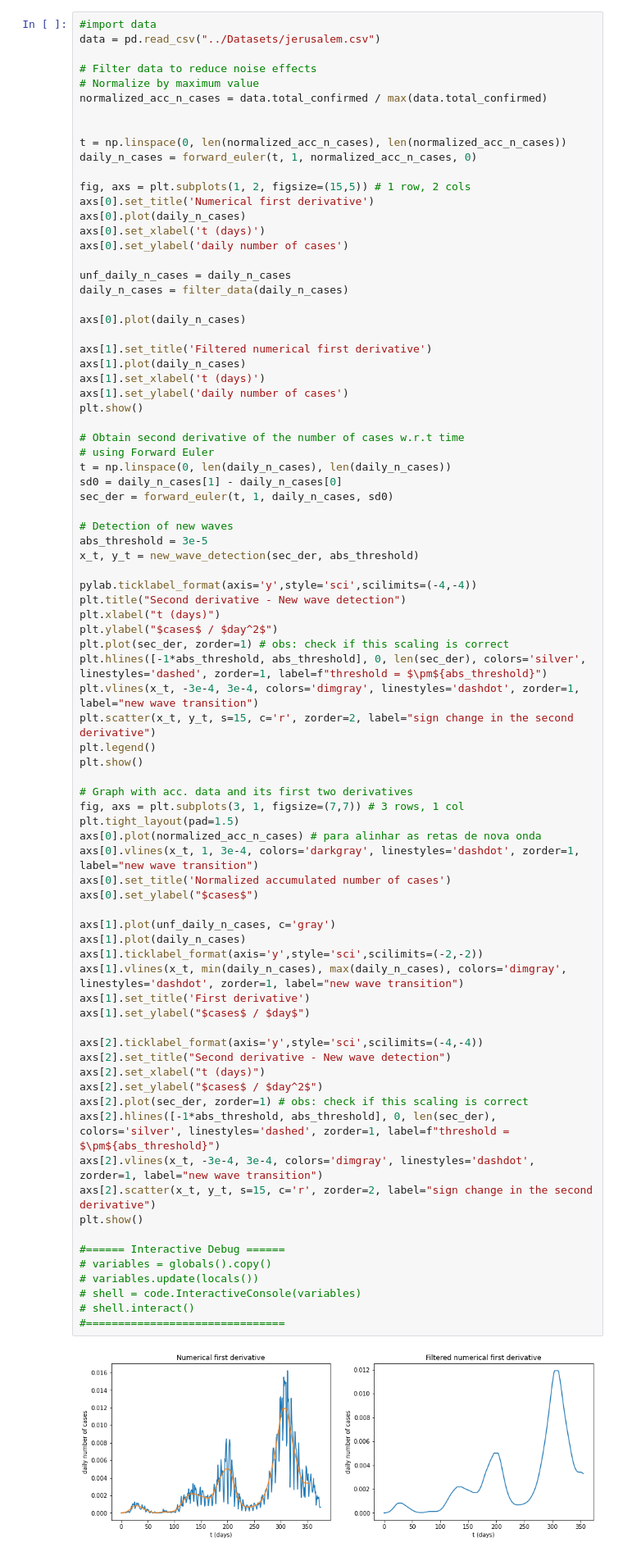
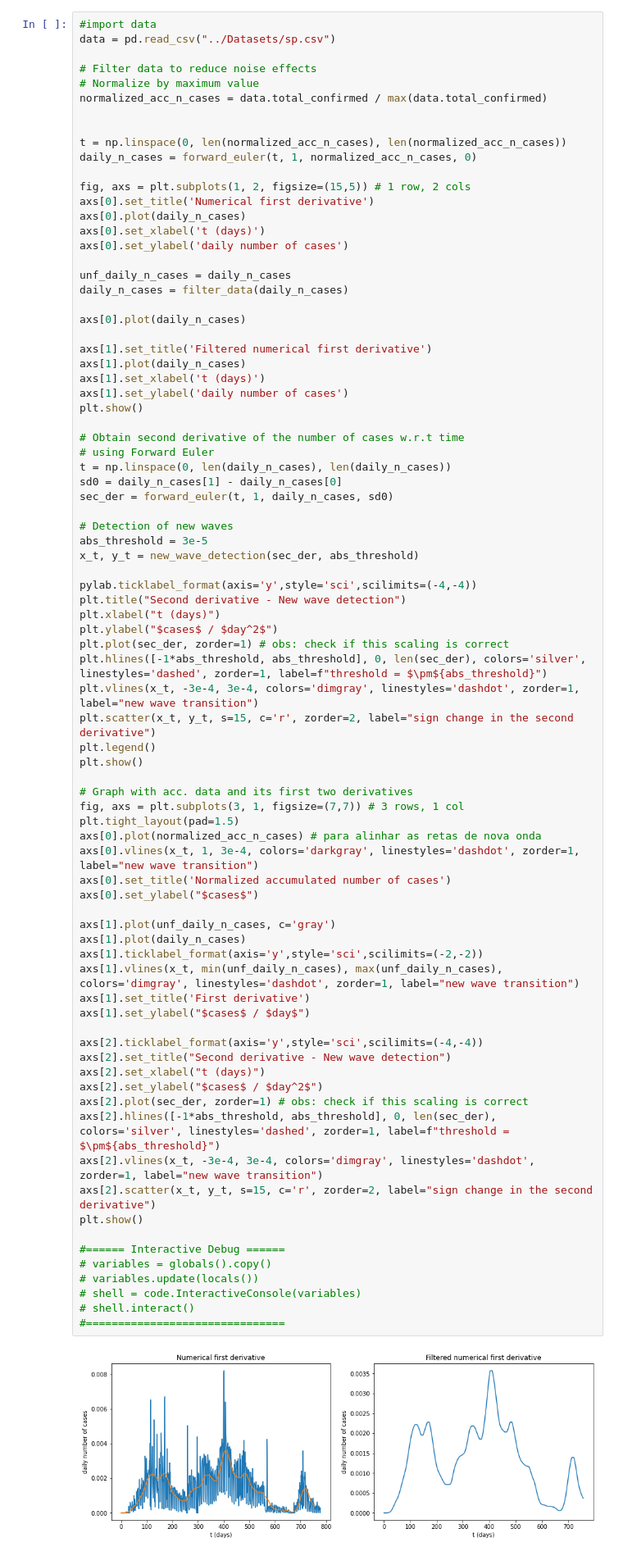
Before and after one commit to fpelogia/epid-models, a Jupyter notebook: Notebooks/new_wave.ipynb, the cells around one changed output. Shown at 82% size. Cells and saved outputs as stored; diff of their text form.

```diff
--- a/Notebooks/new_wave.ipynb
+++ b/Notebooks/new_wave.ipynb
@@ -102,7 +102,7 @@ def new_wave_detection(sec_der, abs_threshold):
 #### Código Principal
 # %%
 #import data
-data = pd.read_csv("../Datasets/jerusalem.csv")
+data = pd.read_csv("../Datasets/sp.csv")
 
 # Filter data to reduce noise effects
 # Normalize by maximum value
@@ -154,32 +154,32 @@ plt.show()
 fig, axs = plt.subplots(3, 1, figsize=(7,7)) # 3 rows, 1 col
 plt.tight_layout(pad=1.5)
 axs[0].plot(normalized_acc_n_cases) # para alinhar as retas de nova onda
 axs[0].vlines(x_t, 1, 3e-4, colors='darkgray', linestyles='dashdot', zorder=1, label="new wave transition")
 axs[0].set_title('Normalized accumulated number of cases')
 axs[0].set_ylabel("$cases$")
 
 axs[1].plot(unf_daily_n_cases, c='gray')
 axs[1].plot(daily_n_cases)
 axs[1].ticklabel_format(axis='y',style='sci',scilimits=(-2,-2))
-axs[1].vlines(x_t, min(daily_n_cases), max(daily_n_cases), colors='dimgray', linestyles='dashdot', zorder=1, label="new wave transition")
+axs[1].vlines(x_t, min(unf_daily_n_cases), max(unf_daily_n_cases), colors='dimgray', linestyles='dashdot', zorder=1, label="new wave transition")
 axs[1].set_title('First derivative')
 axs[1].set_ylabel("$cases$ / $day$")
 
 axs[2].ticklabel_format(axis='y',style='sci',scilimits=(-4,-4))
 axs[2].set_title("Second derivative - New wave detection")
 axs[2].set_xlabel("t (days)")
 axs[2].set_ylabel("$cases$ / $day^2$")
 axs[2].plot(sec_der, zorder=1) # obs: check if this scaling is correct
 axs[2].hlines([-1*abs_threshold, abs_threshold], 0, len(sec_der), colors='silver', linestyles='dashed', zorder=1, label=f"threshold = $\pm${abs_threshold}")
 axs[2].vlines(x_t, -3e-4, 3e-4, colors='dimgray', linestyles='dashdot', zorder=1, label="new wave transition")
 axs[2].scatter(x_t, y_t, s=15, c='r', zorder=2, label="sign change in the second derivative")
 plt.show()
 
 #====== Interactive Debug ======
 # variables = globals().copy()
 # variables.update(locals())
 # shell = code.InteractiveConsole(variables)
 # shell.interact()
 #===============================
 # %% [output]
-[figure, old version]
+[figure, new version]
```
Also changed, not shown: parts of 6 cells of this notebook, 13 other files.
